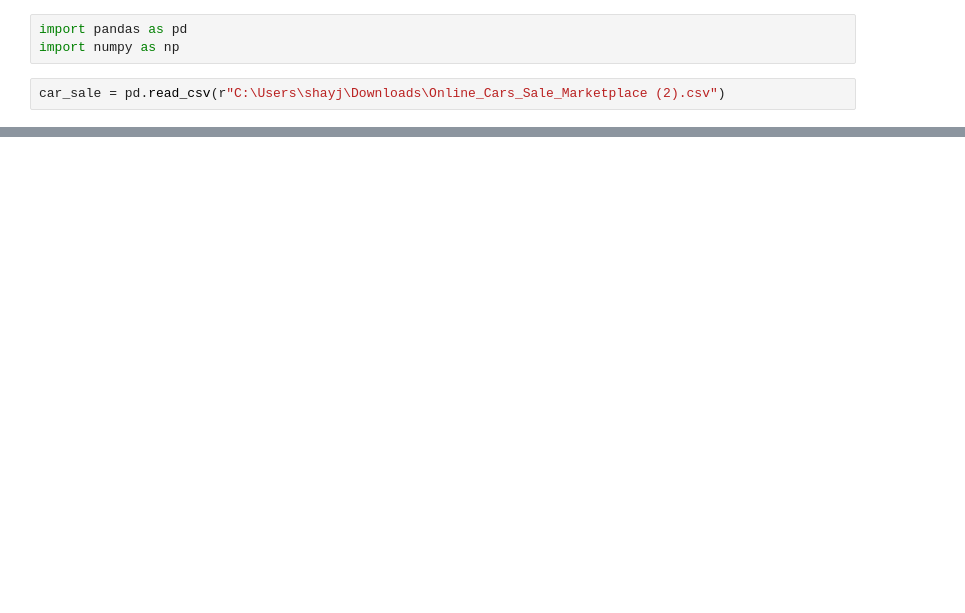
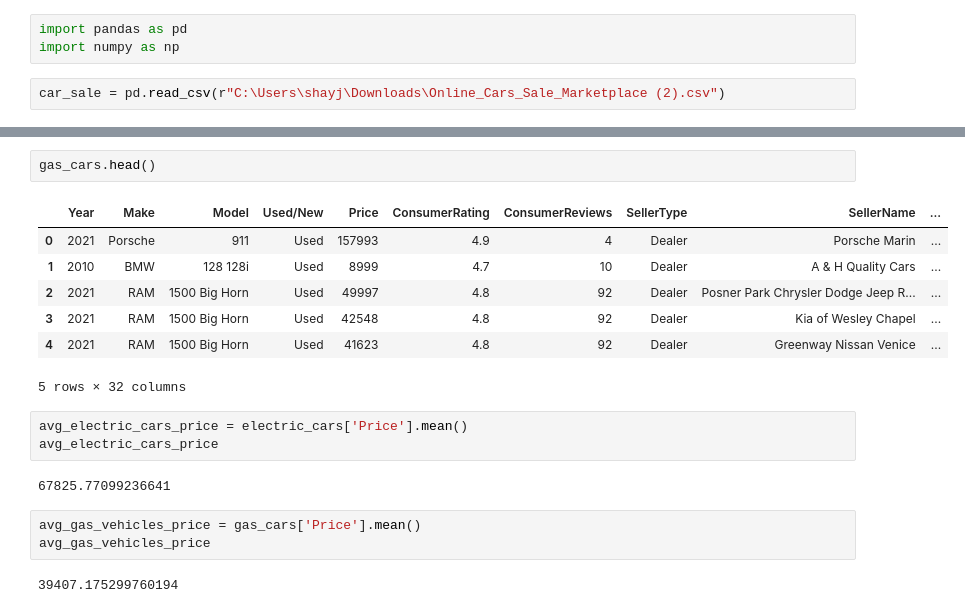
Before and after one commit to nvanderkaay/Data-Wizards-Group-Project, a Jupyter notebook: Justins-work-in-progress-folder/Question 6.ipynb, the cells around one changed output, grey strips where cells are left out. Saved outputs shown, nothing was run; the diff lists cells and outputs as text; blank space fills up the shorter version.

```diff
--- a/Justins-work-in-progress-folder/Question 6.ipynb
+++ b/Justins-work-in-progress-folder/Question 6.ipynb
@@ -20,0 +98,20 @@ car_sale
+# %%
+gas_cars.head()
+# %% [output]
+|  | Year | Make | Model | Used/New | Price | ConsumerRating | ConsumerReviews | SellerType | SellerName | ... |
+| 0 | 2021 | Porsche | 911 | Used | 157993 | 4.9 | 4 | Dealer | Porsche Marin | ... |
+| 1 | 2010 | BMW | 128 128i | Used | 8999 | 4.7 | 10 | Dealer | A & H Quality Cars | ... |
+| 2 | 2021 | RAM | 1500 Big Horn | Used | 49997 | 4.8 | 92 | Dealer | Posner Park Chrysler Dodge Jeep R... | ... |
+| 3 | 2021 | RAM | 1500 Big Horn | Used | 42548 | 4.8 | 92 | Dealer | Kia of Wesley Chapel | ... |
+| 4 | 2021 | RAM | 1500 Big Horn | Used | 41623 | 4.8 | 92 | Dealer | Greenway Nissan Venice | ... |
+5 rows × 32 columns
+# %%
+avg_electric_cars_price = electric_cars['Price'].mean()
+avg_electric_cars_price
+# %% [output]
+67825.77099236641
+# %%
+avg_gas_vehicles_price = gas_cars['Price'].mean()
+avg_gas_vehicles_price
+# %% [output]
+39407.175299760194
```
Also changed, not shown: parts of 8 cells of this notebook, 1 other file.
